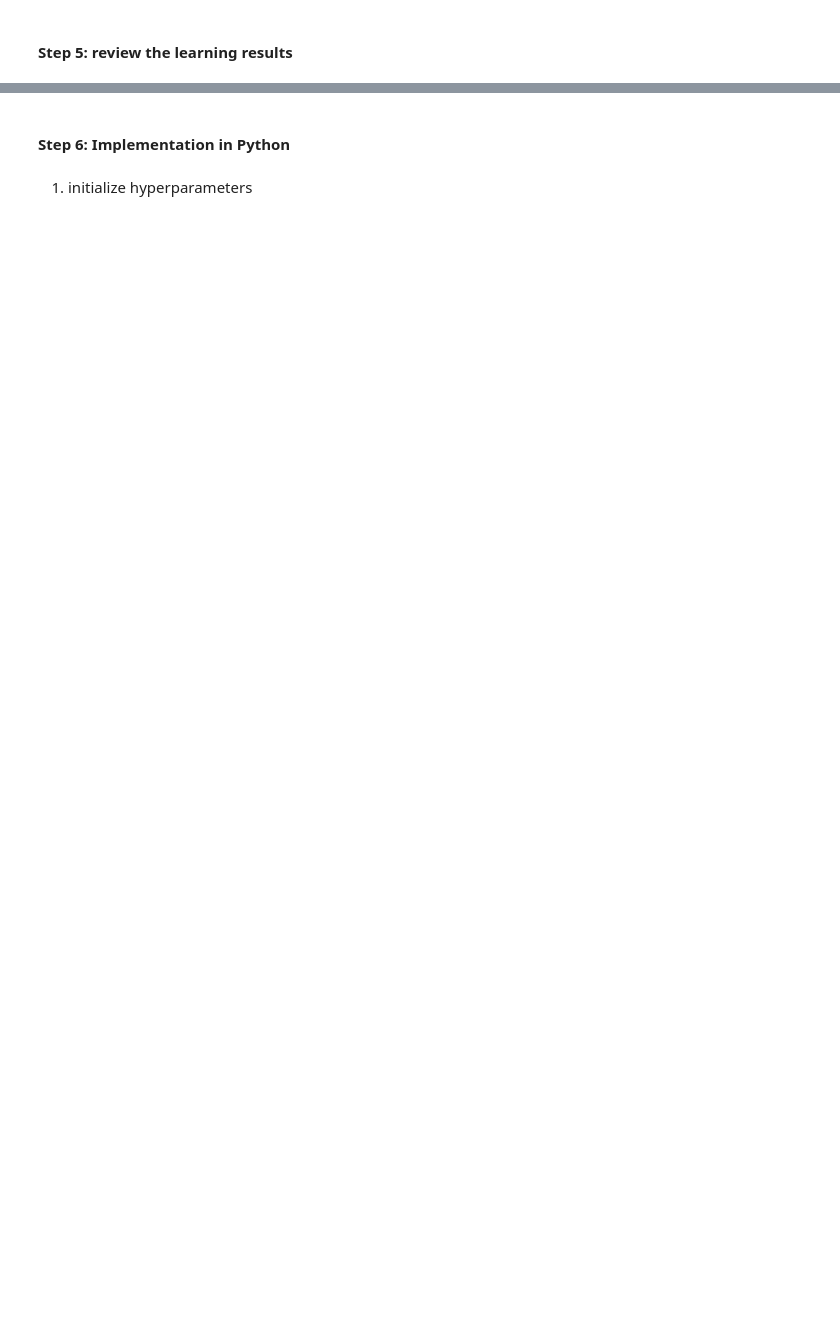
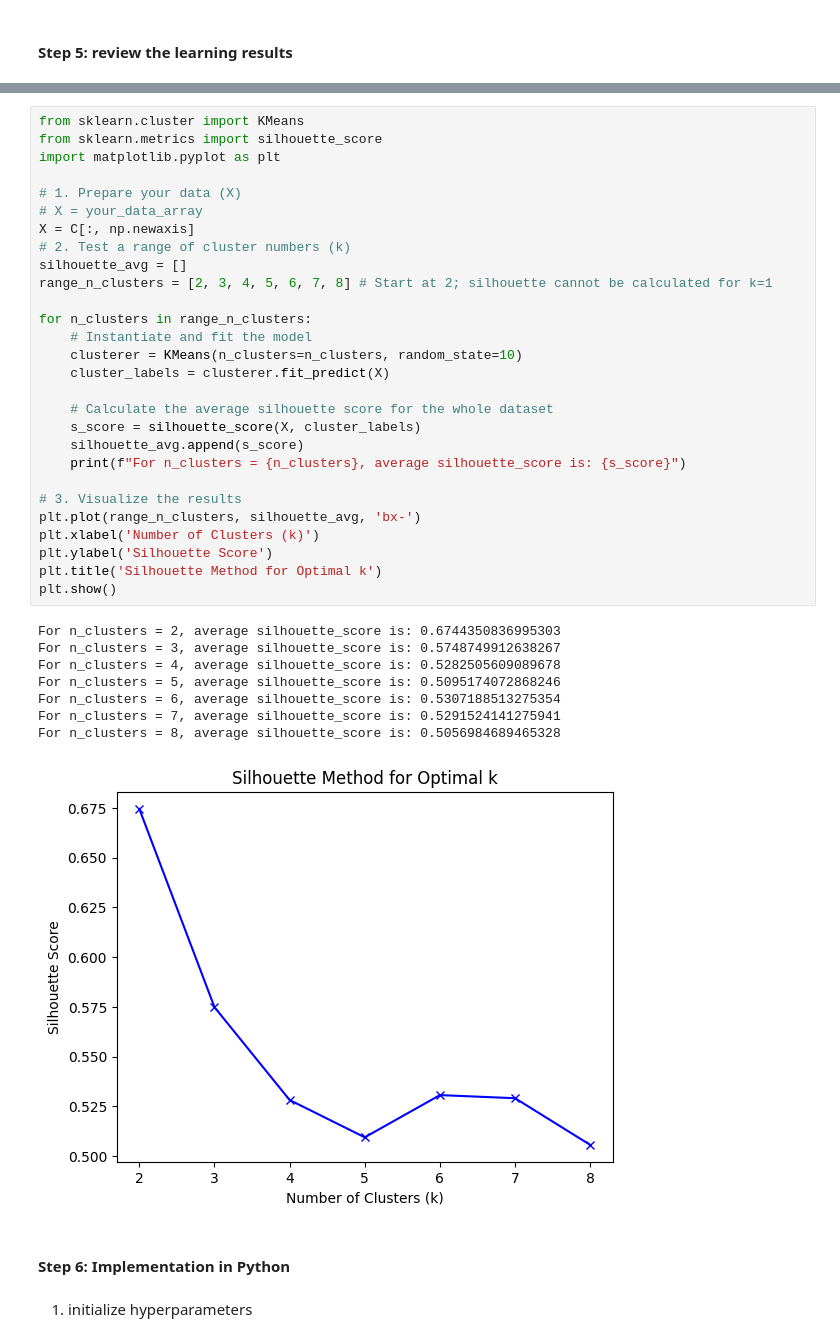
Before and after one commit to jasonyang26b/Python-Machine-Learning, a Jupyter notebook: Week8_Unsupervised_Learning/GMM_Gaussian_Mixture_Model.ipynb, the cells around one changed output, grey strips where cells are left out. Drawn from its saved outputs; the diff is of its cells as text; blank space fills up the shorter version.

```diff
--- a/Week8_Unsupervised_Learning/GMM_Gaussian_Mixture_Model.ipynb
+++ b/Week8_Unsupervised_Learning/GMM_Gaussian_Mixture_Model.ipynb
@@ -363,3 +550,40 @@ plt.show()
+# %%
+from sklearn.cluster import KMeans
+from sklearn.metrics import silhouette_score
+import matplotlib.pyplot as plt
+
+# 1. Prepare your data (X)
+# X = your_data_array
+X = C[:, np.newaxis]
+# 2. Test a range of cluster numbers (k)
+silhouette_avg = []
+range_n_clusters = [2, 3, 4, 5, 6, 7, 8] # Start at 2; silhouette cannot be calculated for k=1
+
+for n_clusters in range_n_clusters:
+    # Instantiate and fit the model
+    clusterer = KMeans(n_clusters=n_clusters, random_state=10)
+    cluster_labels = clusterer.fit_predict(X)
+
+    # Calculate the average silhouette score for the whole dataset
+    s_score = silhouette_score(X, cluster_labels)
+    silhouette_avg.append(s_score)
+    print(f"For n_clusters = {n_clusters}, average silhouette_score is: {s_score}")
+
+# 3. Visualize the results
+plt.plot(range_n_clusters, silhouette_avg, 'bx-')
+plt.xlabel('Number of Clusters (k)')
+plt.ylabel('Silhouette Score')
+plt.title('Silhouette Method for Optimal k')
+plt.show()
+# %% [output]
+For n_clusters = 2, average silhouette_score is: 0.6744350836995303
+For n_clusters = 3, average silhouette_score is: 0.5748749912638267
+For n_clusters = 4, average silhouette_score is: 0.5282505609089678
+For n_clusters = 5, average silhouette_score is: 0.5095174072868246
+For n_clusters = 6, average silhouette_score is: 0.5307188513275354
+For n_clusters = 7, average silhouette_score is: 0.5291524141275941
+For n_clusters = 8, average silhouette_score is: 0.5056984689465328
+[figure, added]
 # %% [markdown]
 #### Step 6: Implementation in Python
 # %% [markdown]
```
Also changed, not shown: parts of 24 cells of this notebook, 21 other files.
